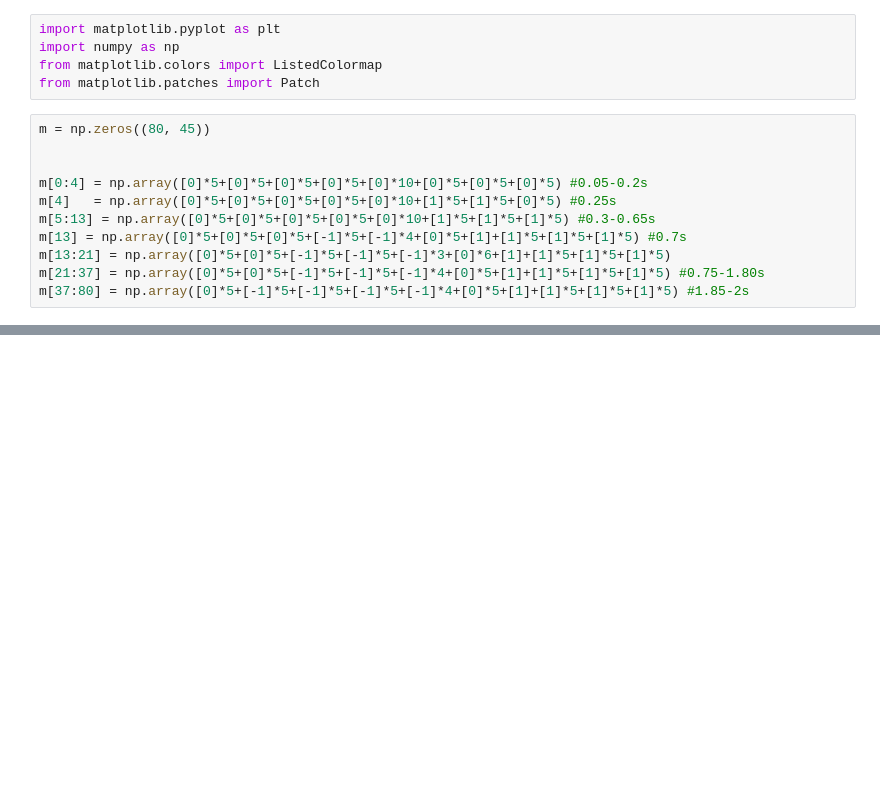
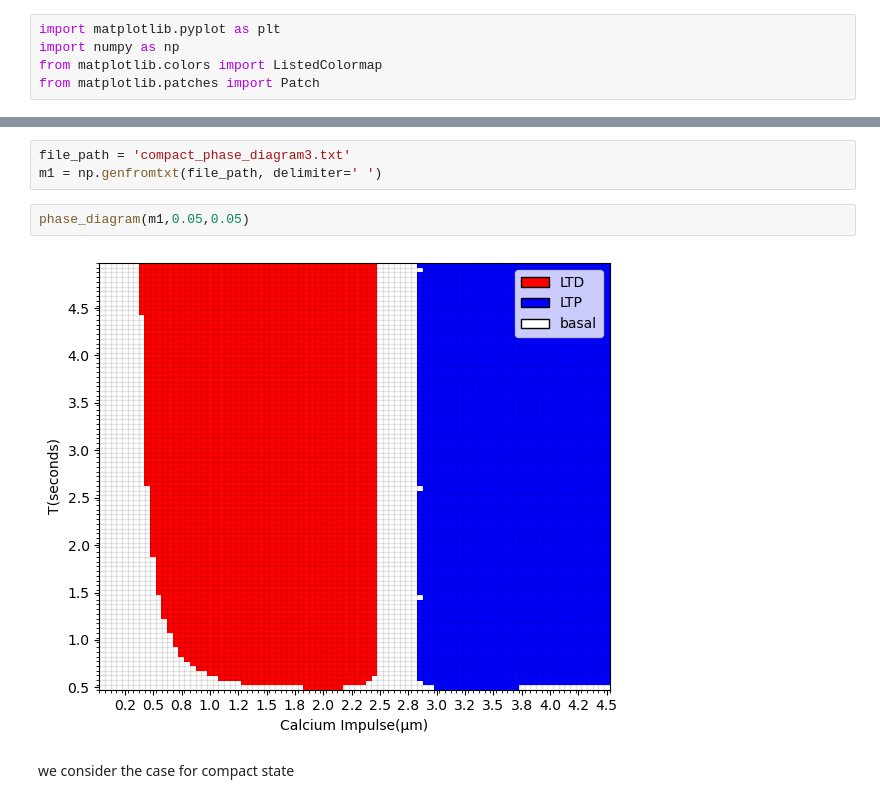
Before and after one commit to devt287/Synaptic_Plasticity, a Jupyter notebook: Pi_Lisman_profile.ipynb, the cells around one changed output, grey strips where cells are left out. Saved outputs shown, nothing was run; the diff lists cells and outputs as text; blank space fills up the shorter version.

```diff
--- a/Pi_Lisman_profile.ipynb
+++ b/Pi_Lisman_profile.ipynb
@@ -3,14 +3,3 @@ import matplotlib.pyplot as plt
 import numpy as np
 from matplotlib.colors import ListedColormap
 from matplotlib.patches import Patch
-# %%
-m = np.zeros((80, 45))
-
-
-m[0:4] = np.array([0]*5+[0]*5+[0]*5+[0]*5+[0]*10+[0]*5+[0]*5+[0]*5) #0.05-0.2s
-m[4]   = np.array([0]*5+[0]*5+[0]*5+[0]*5+[0]*10+[1]*5+[1]*5+[0]*5) #0.25s
-m[5:13] = np.array([0]*5+[0]*5+[0]*5+[0]*5+[0]*10+[1]*5+[1]*5+[1]*5) #0.3-0.65s
-m[13] = np.array([0]*5+[0]*5+[0]*5+[-1]*5+[-1]*4+[0]*5+[1]+[1]*5+[1]*5+[1]*5) #0.7s
-m[13:21] = np.array([0]*5+[0]*5+[-1]*5+[-1]*5+[-1]*3+[0]*6+[1]+[1]*5+[1]*5+[1]*5)
-m[21:37] = np.array([0]*5+[0]*5+[-1]*5+[-1]*5+[-1]*4+[0]*5+[1]+[1]*5+[1]*5+[1]*5) #0.75-1.80s
-m[37:80] = np.array([0]*5+[-1]*5+[-1]*5+[-1]*5+[-1]*4+[0]*5+[1]+[1]*5+[1]*5+[1]*5) #1.85-2s
@@ -68,0 +78,9 @@ plt.show()
+# %%
+file_path = 'compact_phase_diagram3.txt'
+m1 = np.genfromtxt(file_path, delimiter=' ')
+# %%
+phase_diagram(m1,0.05,0.05)
+# %% [output]
+[figure, added]
+# %% [markdown]
+we consider the case for compact state
```
Also changed, not shown: parts of 11 cells of this notebook, 11 other files.
